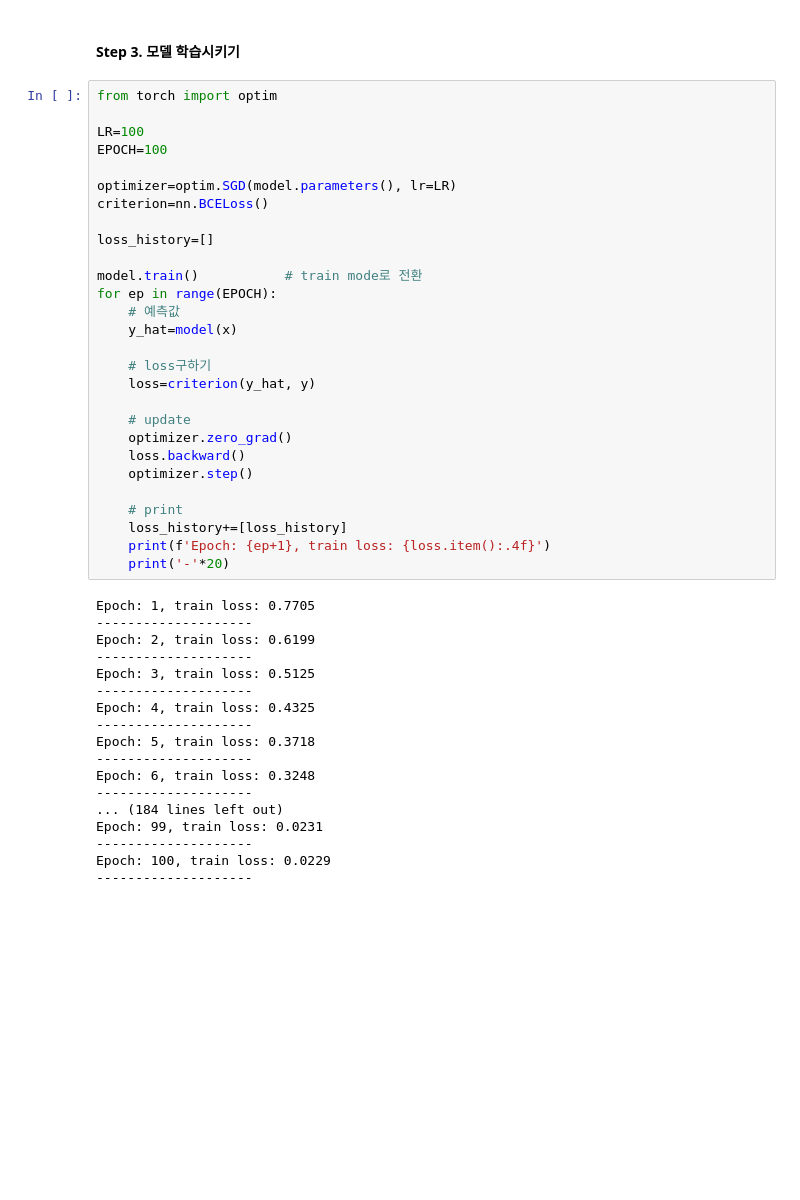
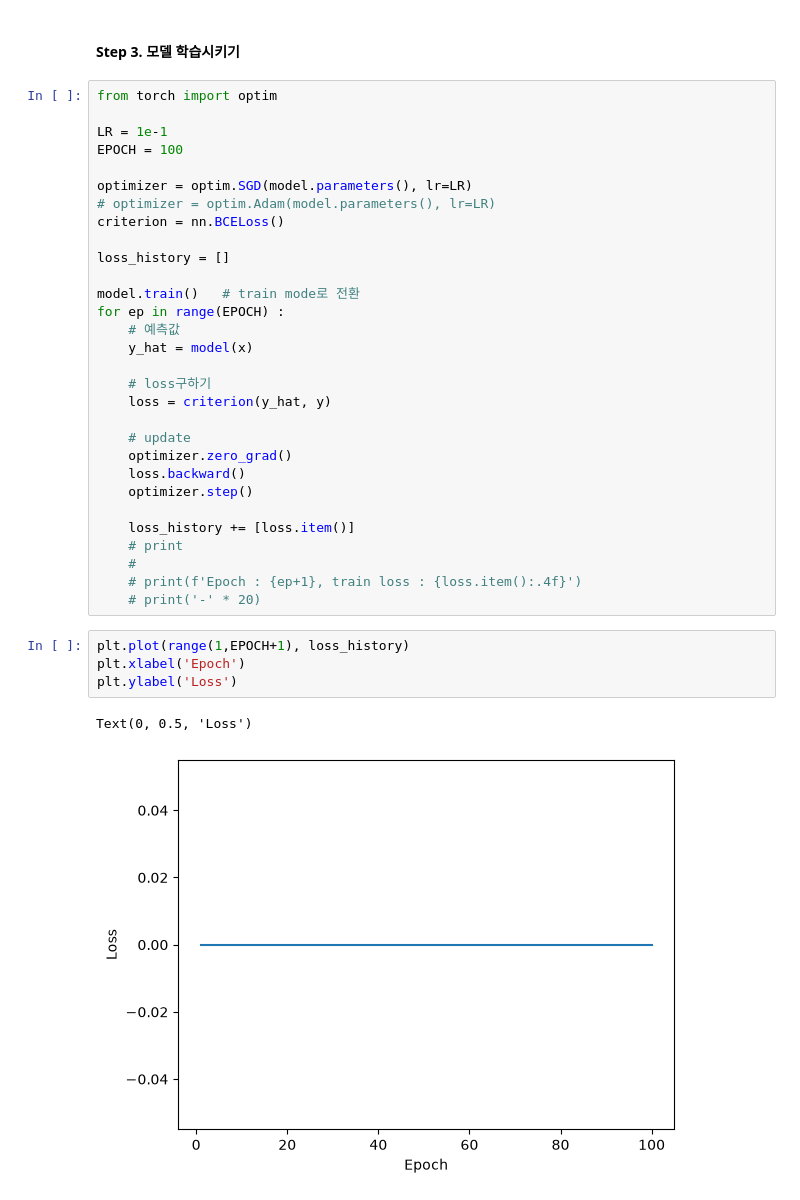
Before and after one commit to kdhksk1-pixel/PyTorch, a Jupyter notebook: 03.linear_binary/02.binary_classification1.ipynb, the cells around one changed output. Drawn from its saved outputs; the diff is of its cells as text; blank space fills up the shorter version.

```diff
--- a/03.linear_binary/02.binary_classification1.ipynb
+++ b/03.linear_binary/02.binary_classification1.ipynb
@@ -89,46 +89,37 @@ tensor([[0.4772],
 # %%
 from torch import optim
 
-LR=100
-EPOCH=100
+LR = 1e-1
+EPOCH = 100
 
-optimizer=optim.SGD(model.parameters(), lr=LR)
-criterion=nn.BCELoss()
+optimizer = optim.SGD(model.parameters(), lr=LR)
+# optimizer = optim.Adam(model.parameters(), lr=LR)
+criterion = nn.BCELoss()
 
-loss_history=[]
+loss_history = []
 
-model.train()           # train mode로 전환
-for ep in range(EPOCH):
+model.train()   # train mode로 전환
+for ep in range(EPOCH) :
     # 예측값
-    y_hat=model(x)
+    y_hat = model(x)
 
     # loss구하기
-    loss=criterion(y_hat, y)
+    loss = criterion(y_hat, y)
 
     # update
     optimizer.zero_grad()
     loss.backward()
     optimizer.step()
 
+    loss_history += [loss.item()]
     # print
-    loss_history+=[loss_history]
-    print(f'Epoch: {ep+1}, train loss: {loss.item():.4f}')
-    print('-'*20)
+    #
+    # print(f'Epoch : {ep+1}, train loss : {loss.item():.4f}')
+    # print('-' * 20)
-# %% [output]
-Epoch: 1, train loss: 0.7705
---------------------
-Epoch: 2, train loss: 0.6199
---------------------
-Epoch: 3, train loss: 0.5125
---------------------
-Epoch: 4, train loss: 0.4325
---------------------
-Epoch: 5, train loss: 0.3718
---------------------
-Epoch: 6, train loss: 0.3248
---------------------
-... (184 lines left out)
-Epoch: 99, train loss: 0.0231
---------------------
-Epoch: 100, train loss: 0.0229
---------------------
+# %%
+plt.plot(range(1,EPOCH+1), loss_history)
+plt.xlabel('Epoch')
+plt.ylabel('Loss')
+# %% [output]
+Text(0, 0.5, 'Loss')
+[figure, added]
```
Also changed, not shown: parts of 5 cells of this notebook.
